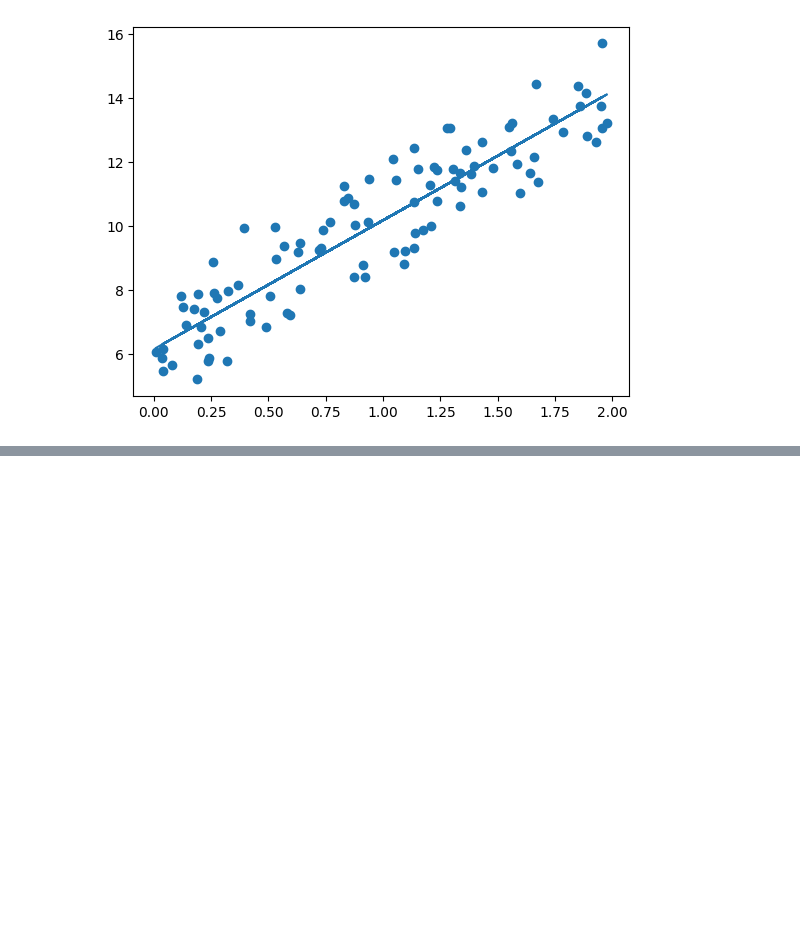
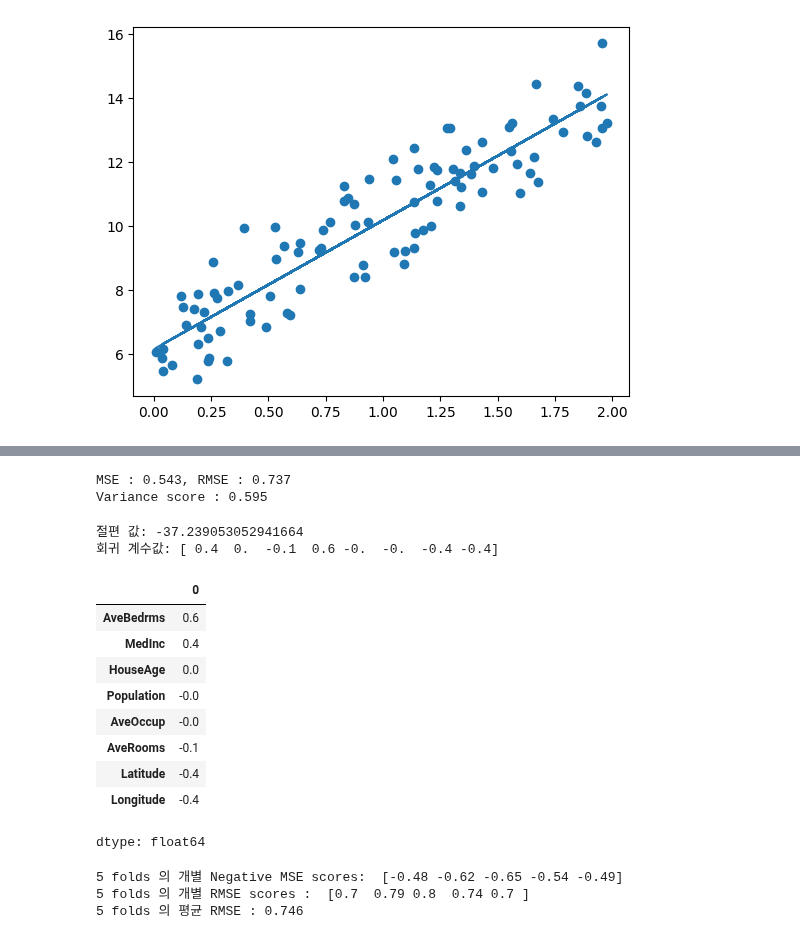
Before and after one commit to suhyeon03/study_ML_, a Jupyter notebook: _regression_practice.ipynb, the cells around one changed output, grey strips where cells are left out. Saved outputs shown, nothing was run; the diff lists cells and outputs as text; code cells hidden in the pictures; blank space fills up the shorter version.

```diff
--- a/_regression_practice.ipynb
+++ b/_regression_practice.ipynb
@@ -131,0 +202,63 @@ Stochastic Gradient Descent Total Cost:0.9937
+# %%
+from sklearn.model_selection import train_test_split
+from sklearn.linear_model import LinearRegression
+from sklearn.metrics import mean_squared_error, r2_score
+
+y_target = housingDF['PRICE']
+X_data = housingDF.drop(['PRICE'], axis=1, inplace=False)
+
+X_train, X_test, y_train, y_test = train_test_split(X_data, y_target, test_size=0.3, random_state=156)
+
+# 선형 회귀 OLS로 학습/예측/평가 수행.
+lr = LinearRegression()
+lr.fit(X_train, y_train)
+y_preds = lr.predict(X_test)
+mse = mean_squared_error(y_test, y_preds)
+rmse = np.sqrt(mse)
+
+print('MSE : {0:.3f}, RMSE : {1:.3f}'.format(mse, rmse))
+print('Variance score : {0:.3f}'.format(r2_score(y_test, y_preds)))
+# %% [output]
+MSE : 0.543, RMSE : 0.737
+Variance score : 0.595
+# %%
+print('절편 값:', lr.intercept_)
+print('회귀 계수값:', np.round(lr.coef_, 1))
+# %% [output]
+절편 값: -37.239053052941664
+회귀 계수값: [ 0.4  0.  -0.1  0.6 -0.  -0.  -0.4 -0.4]
+# %%
+# 회귀 계수를 큰 값 순으로 정렬하기 위해 Series로 생성. 인덱스 칼럼명에 유의
+coeff = pd.Series(data=np.round(lr.coef_, 1), index=X_data.columns)
+coeff.sort_values(ascending=False)
+# %% [output]
+|  | 0 |
+| AveBedrms | 0.6 |
+| MedInc | 0.4 |
+| HouseAge | 0.0 |
+| Population | -0.0 |
+| AveOccup | -0.0 |
+| AveRooms | -0.1 |
+| Latitude | -0.4 |
+| Longitude | -0.4 |
+dtype: float64
+# %%
+from sklearn.model_selection import cross_val_score
+
+y_target = housingDF['PRICE']
+X_target = housingDF.drop(['PRICE'], axis=1, inplace=False)
+lr = LinearRegression()
+
+# cross_val_score()로 5 폴드 세트로 MSE 를 구한 뒤 이를 기반으로 다시 RMSE 구함.
+neg_mse_scores = cross_val_score(lr, X_data, y_target, scoring="neg_mean_squared_error", cv = 5 )
+rmse_scores  = np.sqrt(-1 * neg_mse_scores)
+avg_rmse = np.mean(rmse_scores)
+
+# cross_val_score("scoring="neg_mean_squared_error")로 반환된 값은 모두 음수
+print('5 folds 의 개별 Negative MSE scores: ', np.round(neg_mse_scores, 2))
+print('5 folds 의 개별 RMSE scores : ', np.round(rmse_scores, 2))
+print('5 folds 의 평균 RMSE : {0:.3f} '.format(avg_rmse))
+# %% [output]
+5 folds 의 개별 Negative MSE scores:  [-0.48 -0.62 -0.65 -0.54 -0.49]
+5 folds 의 개별 RMSE scores :  [0.7  0.79 0.8  0.74 0.7 ]
+5 folds 의 평균 RMSE : 0.746
```
Also changed, not shown: parts of 5 cells of this notebook.
